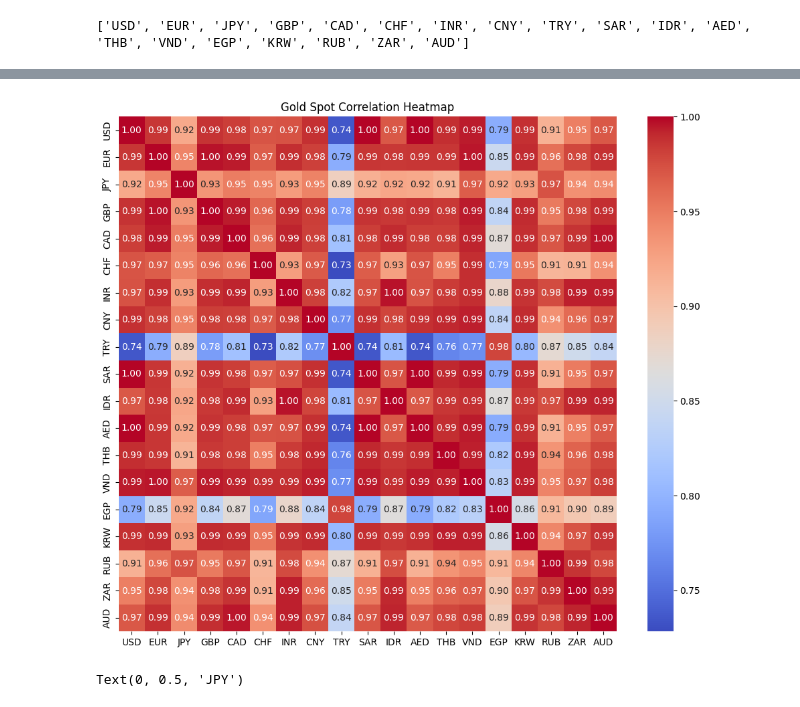
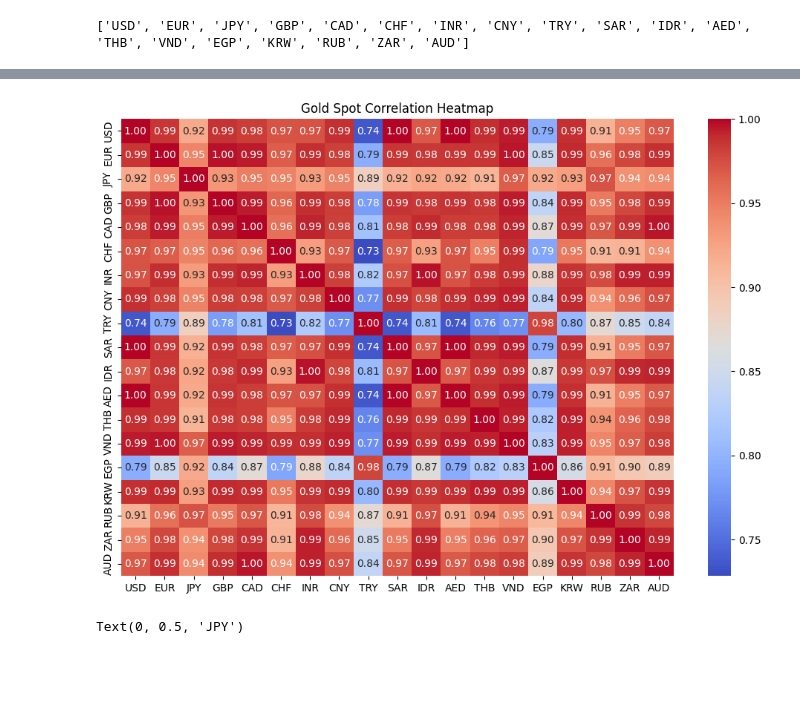
Before and after one commit to HuyPham171-hub/gold-price-prediction, a Jupyter notebook: notebooks/explore.ipynb, the cells around one changed output, grey strips where cells are left out. Saved outputs shown, nothing was run; the diff lists cells and outputs as text; code cells hidden in the pictures; blank space fills up the shorter version.

```diff
--- a/notebooks/explore.ipynb
+++ b/notebooks/explore.ipynb
@@ -106,7 +106,7 @@ memory usage: 34.6 KB
 ## Gold Spot
 # %%
 gold_spot = pd.read_excel(
-    "../data/Gold_price_averages_in_a range_of_currencies_since_1978.xlsx",
+    "../data/raw/Gold_price_averages_in_a range_of_currencies_since_1978.xlsx",
     sheet_name='Monthly_Avg',
     header=5
 )
@@ -153,12 +153,12 @@ gold_spot.describe()
 | max | 3277.990000 | 2908.780000 | 475098.620000 | 2453.520000 | 4546.660000 | 2721.910000 | 279596.630000 | 23650.280000 | 127251.730000 | 12295.600000 | 5.396645e+07 | ... |
 # %%
 gold_corr = gold_spot.corr()
-plt.figure(figsize=(12, 10))
+plt.figure(figsize=(12, 8))
 sns.heatmap(gold_corr, annot=True, cmap='coolwarm', fmt=".2f")
 plt.title("Gold Spot Correlation Heatmap")
 plt.show()
 # %% [output]
-[figure, old version]
+[figure, new version]
 # %%
 plt.figure(figsize=(12,4))
 
```
Also changed, not shown: parts of 6 cells of this notebook, 2 other files.
